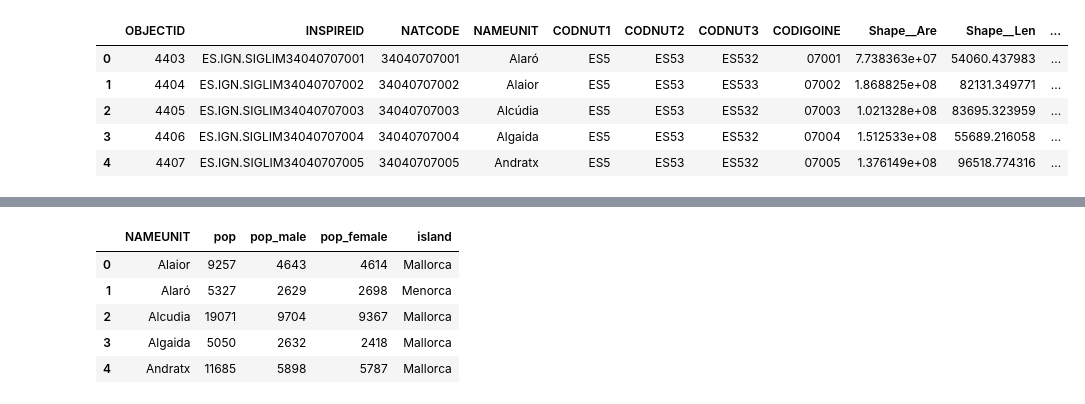
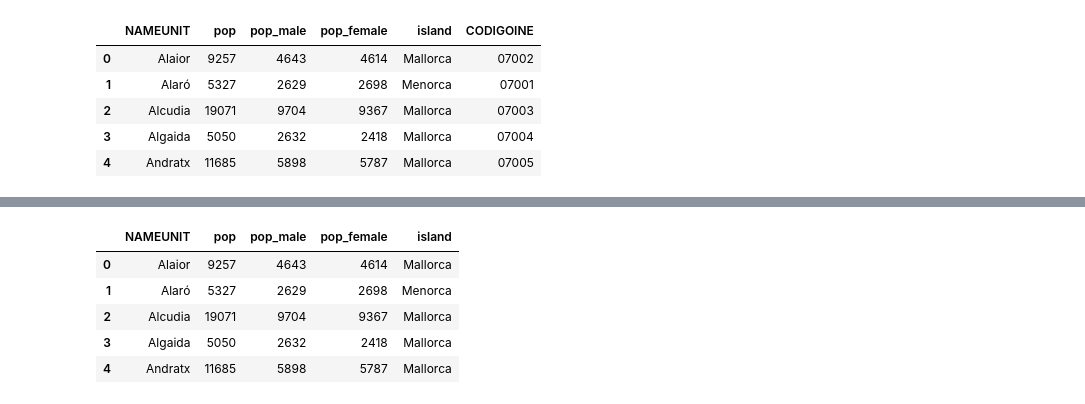
Before and after one commit to juanfernandezgracia/Balearic-epi, a Jupyter notebook: plot_maps_IB.ipynb, the cells around one changed output, grey strips where cells are left out. Drawn from its saved outputs; the diff is of its cells as text; code cells hidden in the pictures.

Commit message:
added CODIGOINE to pops data; jupyter notebook for plotting (messy)

```diff
--- a/plot_maps_IB.ipynb
+++ b/plot_maps_IB.ipynb
@@ -10,0 +14,5 @@ gdb_IB = gpd.read_file(fname_shp)
+# %%
+gdb_IB['name_slug'] = None
+for index, row in gdb_IB.iterrows():
+    gdb_IB.loc[index, 'name_slug'] = slugify(row['NAMEUNIT']).replace('-','')
+gdb_IB.head()
@@ -10,0 +29,26 @@ gdb_IB = gpd.read_file(fname_shp)
+# %%
+db_pop['CODIGOINE'] = None
+#db_pop.head()
+# %%
+good_name = {'castelles' : 'escastell',
+             'deya' : 'deia',
+             'mao' : 'maomahon',
+             'mercadales' : 'esmercadal',
+             'migjorngranes' : 'esmigjorngran',
+             'poblasa' : 'sapobla',
+             'salinesses' : 'sessalines',
+             'santaeulaliadelrio' : 'santaeulariadesriu'
+            }
+
+slug_names = list(gdb_IB['name_slug'])
+for index, row in db_pop.iterrows():
+    name = slugify(db_pop.loc[index, 'NAMEUNIT'])
+    if name in slug_names:
+        db_pop.loc[index, 'CODIGOINE'] = gdb_IB.loc[gdb_IB['name_slug'] == name, 'CODIGOINE'].values[0]
+        #print(name, gdb_IB.loc[gdb_IB['name_slug'] == name]['CODIGOINE'].values[0])
+        #sys.exit()
+    elif name in good_name.keys():
+        db_pop.loc[index, 'CODIGOINE'] = gdb_IB.loc[gdb_IB['name_slug'] == good_name[name], 'CODIGOINE'].values[0]
+    else:
+        print(name)
+db_pop.head()
@@ -11,9 +95,9 @@ gdb_IB = gpd.read_file(fname_shp)
 # %%
-gdb_IB.head()
+db_pop.head()
 # %% [output]
-|  | OBJECTID | INSPIREID | NATCODE | NAMEUNIT | CODNUT1 | CODNUT2 | CODNUT3 | CODIGOINE | Shape__Are | Shape__Len | ... |
-| 0 | 4403 | ES.IGN.SIGLIM34040707001 | 34040707001 | Alaró | ES5 | ES53 | ES532 | 07001 | 7.738363e+07 | 54060.437983 | ... |
-| 1 | 4404 | ES.IGN.SIGLIM34040707002 | 34040707002 | Alaior | ES5 | ES53 | ES533 | 07002 | 1.868825e+08 | 82131.349771 | ... |
-| 2 | 4405 | ES.IGN.SIGLIM34040707003 | 34040707003 | Alcúdia | ES5 | ES53 | ES532 | 07003 | 1.021328e+08 | 83695.323959 | ... |
-| 3 | 4406 | ES.IGN.SIGLIM34040707004 | 34040707004 | Algaida | ES5 | ES53 | ES532 | 07004 | 1.512533e+08 | 55689.216058 | ... |
-| 4 | 4407 | ES.IGN.SIGLIM34040707005 | 34040707005 | Andratx | ES5 | ES53 | ES532 | 07005 | 1.376149e+08 | 96518.774316 | ... |
+|  | NAMEUNIT | pop | pop_male | pop_female | island | CODIGOINE |
+| 0 | Alaior | 9257 | 4643 | 4614 | Mallorca | 07002 |
+| 1 | Alaró | 5327 | 2629 | 2698 | Menorca | 07001 |
+| 2 | Alcudia | 19071 | 9704 | 9367 | Mallorca | 07003 |
+| 3 | Algaida | 5050 | 2632 | 2418 | Mallorca | 07004 |
+| 4 | Andratx | 11685 | 5898 | 5787 | Mallorca | 07005 |
```
Also changed, not shown: parts of 23 cells of this notebook, 6 other files.
